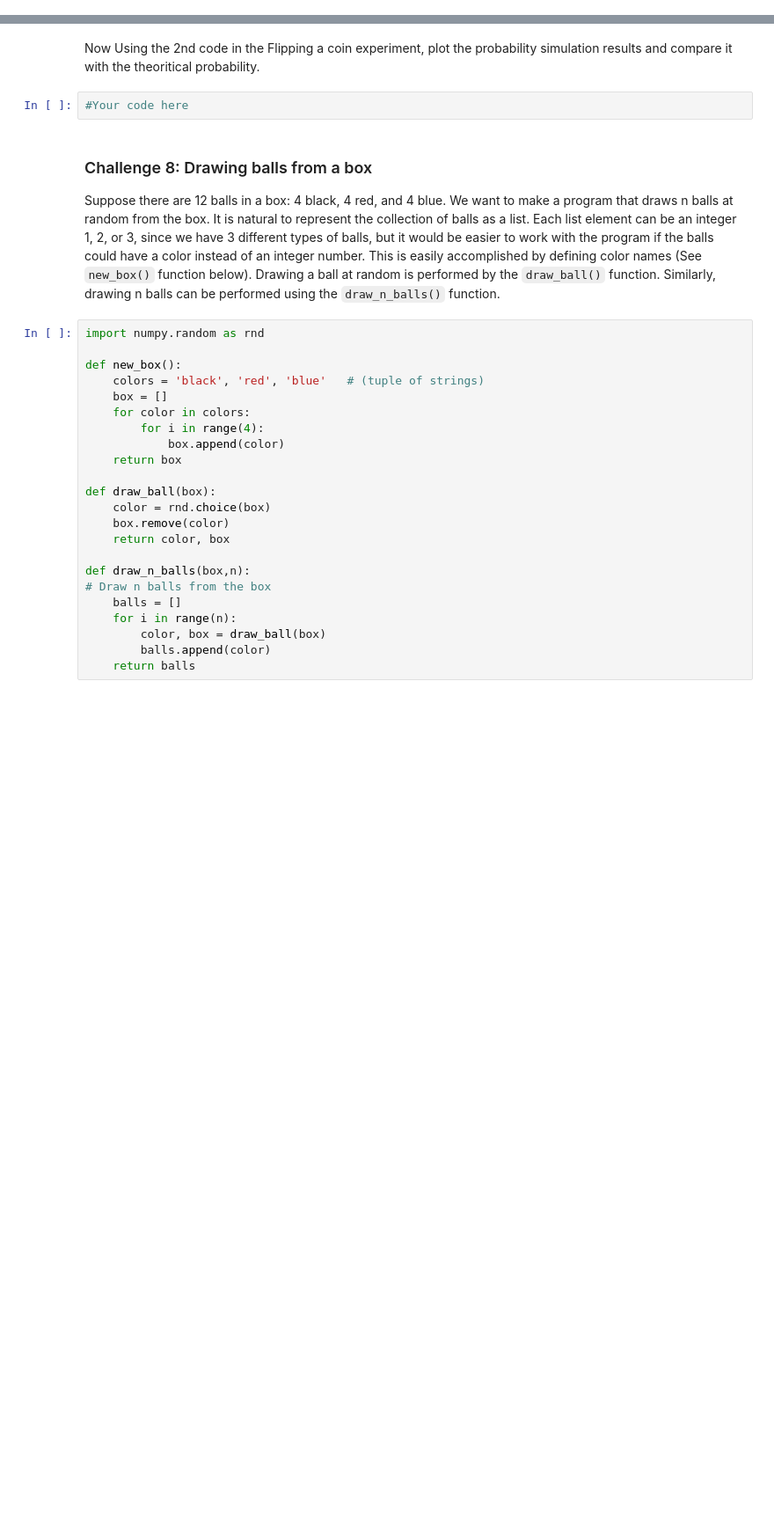
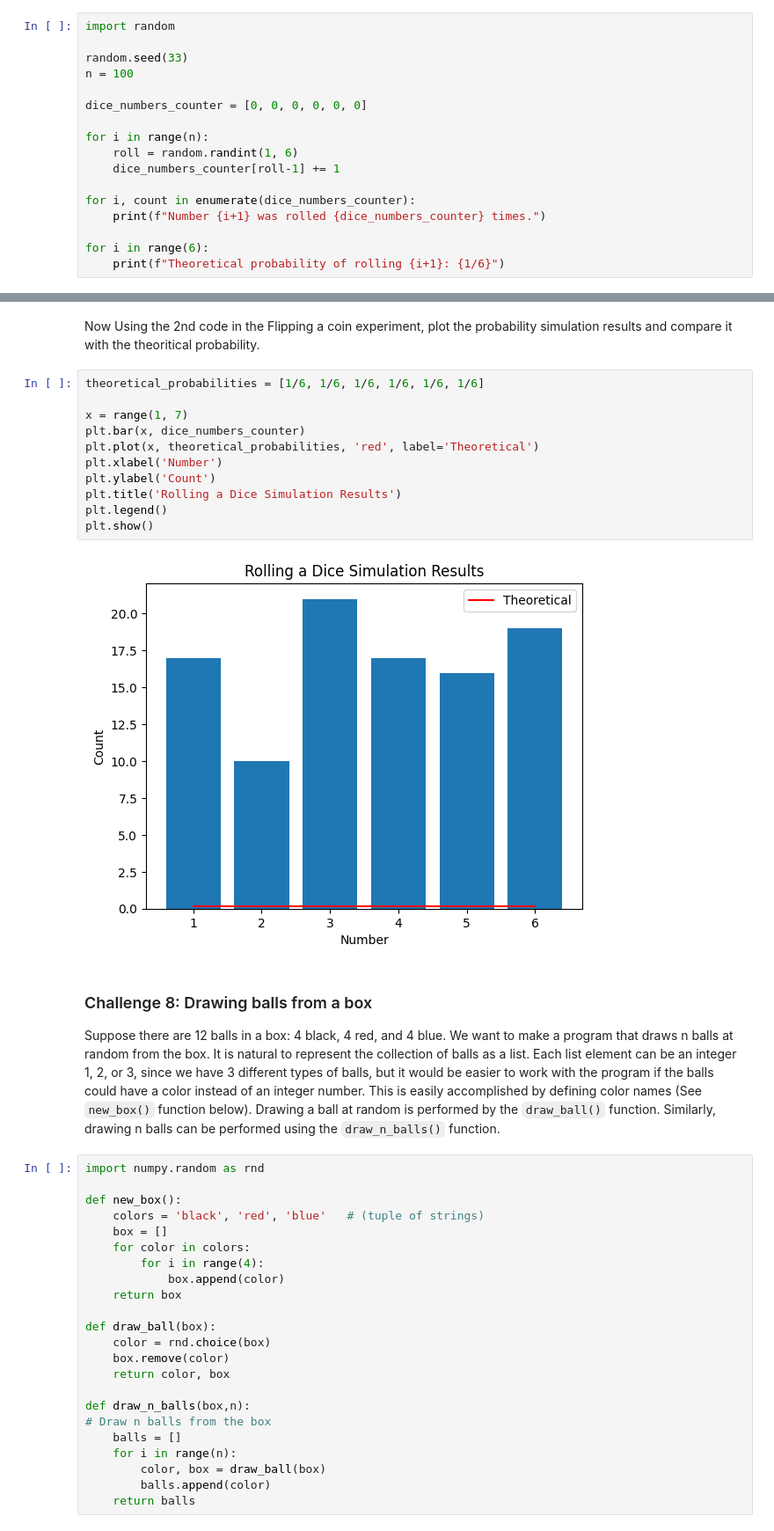
Before and after one commit to SenhadjiMSaid/ModSim-Labs, a Jupyter notebook: ModSim_Lab3/ModSim_Lab3.ipynb, the cells around one changed output, grey strips where cells are left out. Shown at 88% size. Drawn from its saved outputs; the diff is of its cells as text; blank space fills up the shorter version.

```diff
--- a/ModSim_Lab3/ModSim_Lab3.ipynb
+++ b/ModSim_Lab3/ModSim_Lab3.ipynb
@@ -556,0 +600,17 @@ Using the 1st code in the above experiment (Flipping a coin),  throw a dice with
+# %%
+import random
+
+random.seed(33)
+n = 100
+
+dice_numbers_counter = [0, 0, 0, 0, 0, 0]
+
+for i in range(n):
+    roll = random.randint(1, 6)
+    dice_numbers_counter[roll-1] += 1
+
+for i, count in enumerate(dice_numbers_counter):
+    print(f"Number {i+1} was rolled {dice_numbers_counter} times.")
+
+for i in range(6):
+    print(f"Theoretical probability of rolling {i+1}: {1/6}")
@@ -557,7 +630,18 @@ Using the 1st code in the above experiment (Flipping a coin),  throw a dice with
 # %% [markdown]
 Now Using the 2nd code in the Flipping a coin experiment, plot the probability simulation results and compare it with the theoritical probability.
-# %%
-#Your code here
+# %%
+theoretical_probabilities = [1/6, 1/6, 1/6, 1/6, 1/6, 1/6]
+
+x = range(1, 7)
+plt.bar(x, dice_numbers_counter)
+plt.plot(x, theoretical_probabilities, 'red', label='Theoretical')
+plt.xlabel('Number')
+plt.ylabel('Count')
+plt.title('Rolling a Dice Simulation Results')
+plt.legend()
+plt.show()
+# %% [output]
+[figure, added]
 # %% [markdown]
 ### Challenge 8: Drawing balls from a box
 Suppose there are 12 balls in a box: 4 black, 4 red, and 4 blue. We want to make a program that draws n balls at random from the box. It is natural to represent the collection of balls as a list. Each list element can be an integer 1, 2, or 3, since we have 3 different types of balls, but it would be easier to work with the program if the balls could have a color instead of an integer number. This is easily accomplished by defining color names (See `new_box()` function below). Drawing a ball at random is performed by the `draw_ball()` function. Similarly, drawing n balls can be performed using the `draw_n_balls()` function.
```
Also changed, not shown: parts of 12 cells of this notebook.
